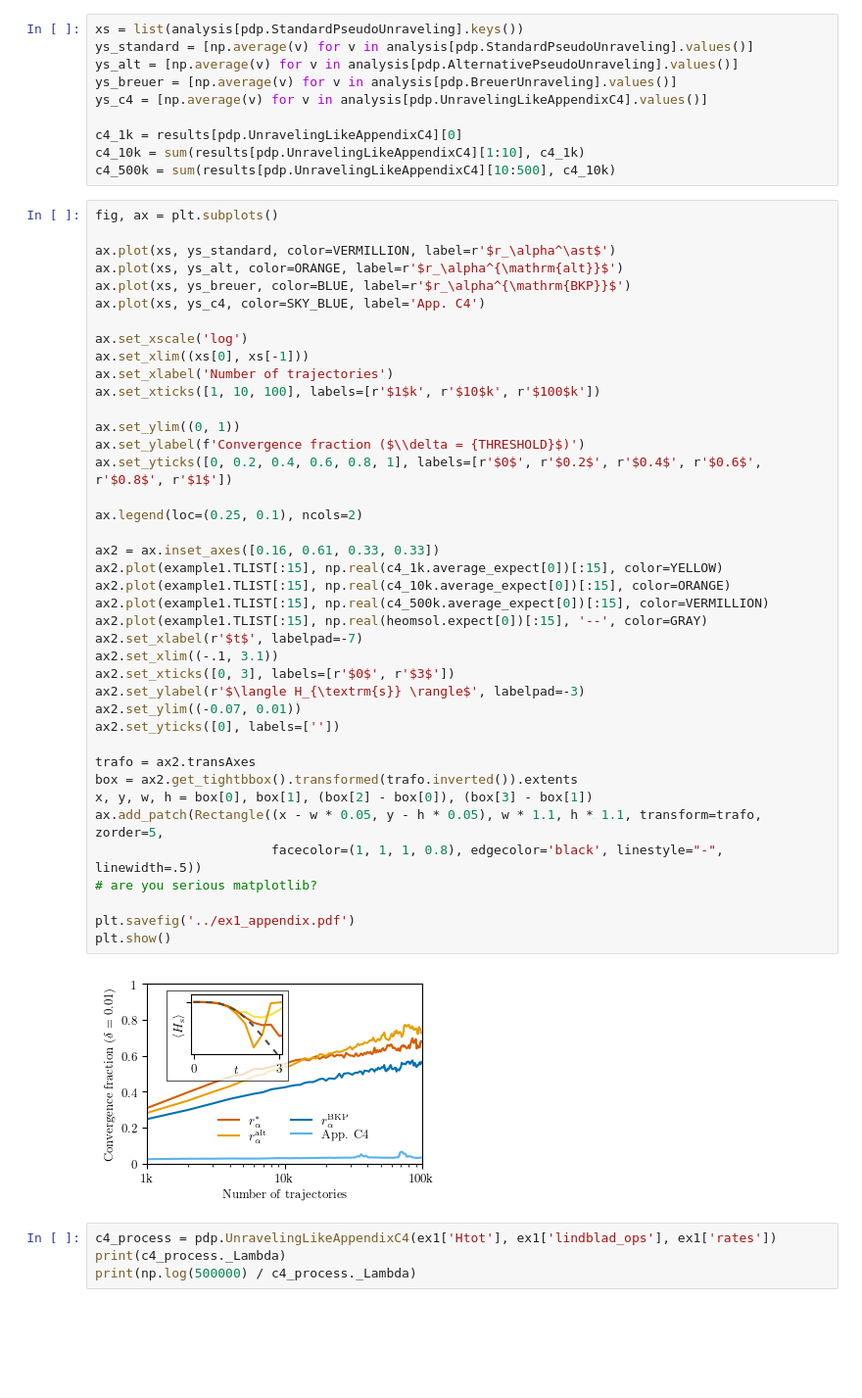
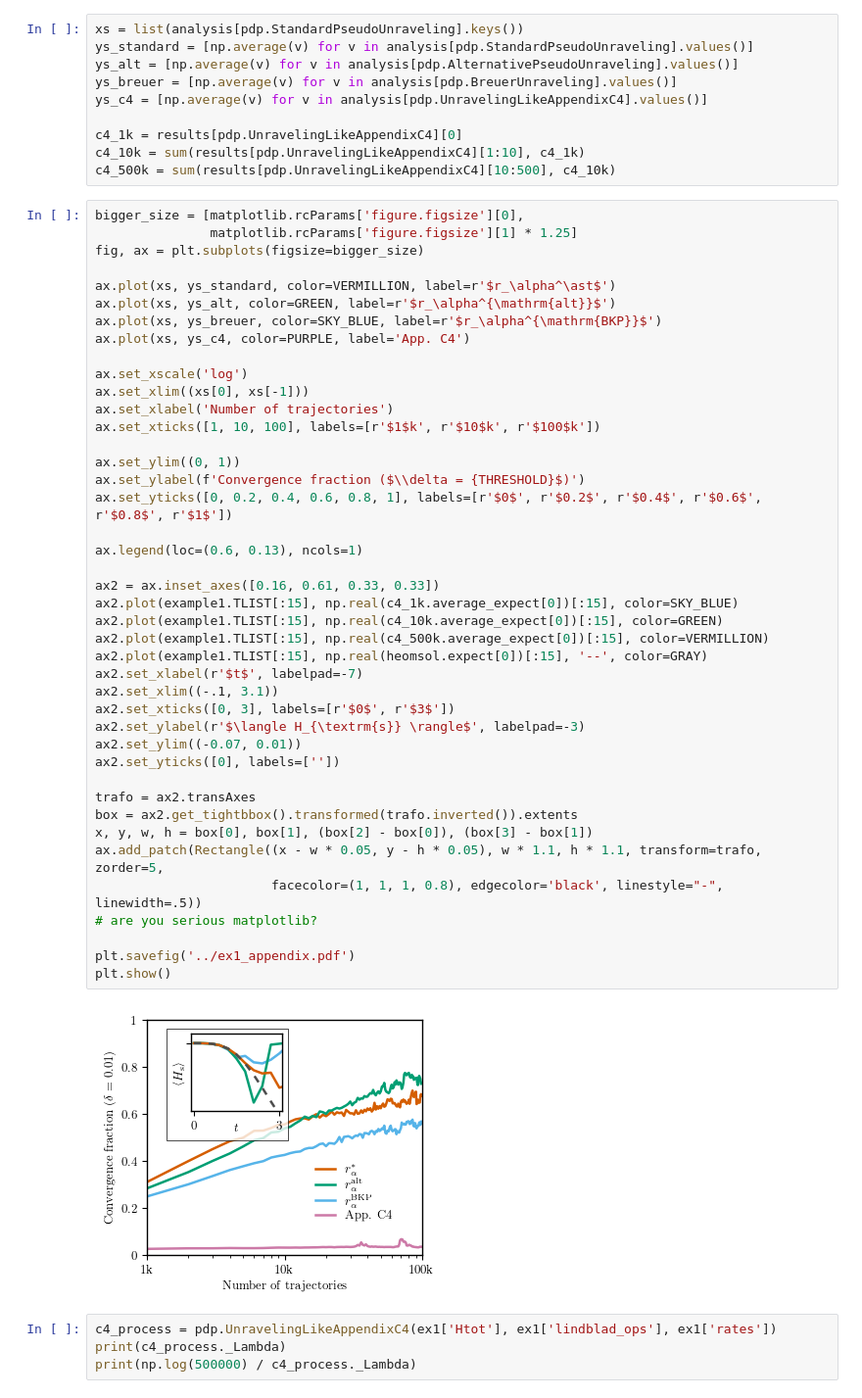
Before and after one commit to pmenczel/Pseudomode-Examples, a Jupyter notebook: example1.ipynb, the cells around one changed output. Shown: that part at 98% size. Saved outputs shown, nothing was run; the diff lists cells and outputs as text; blank space fills up the shorter version.

Commit message:
Updated plots

```diff
--- a/example1.ipynb
+++ b/example1.ipynb
@@ -271,47 +271,49 @@ c4_1k = results[pdp.UnravelingLikeAppendixC4][0]
 c4_10k = sum(results[pdp.UnravelingLikeAppendixC4][1:10], c4_1k)
 c4_500k = sum(results[pdp.UnravelingLikeAppendixC4][10:500], c4_10k)
 # %%
-fig, ax = plt.subplots()
+bigger_size = [matplotlib.rcParams['figure.figsize'][0],
+               matplotlib.rcParams['figure.figsize'][1] * 1.25]
+fig, ax = plt.subplots(figsize=bigger_size)
 
 ax.plot(xs, ys_standard, color=VERMILLION, label=r'$r_\alpha^\ast$')
-ax.plot(xs, ys_alt, color=ORANGE, label=r'$r_\alpha^{\mathrm{alt}}$')
-ax.plot(xs, ys_breuer, color=BLUE, label=r'$r_\alpha^{\mathrm{BKP}}$')
-ax.plot(xs, ys_c4, color=SKY_BLUE, label='App. C4')
+ax.plot(xs, ys_alt, color=GREEN, label=r'$r_\alpha^{\mathrm{alt}}$')
+ax.plot(xs, ys_breuer, color=SKY_BLUE, label=r'$r_\alpha^{\mathrm{BKP}}$')
+ax.plot(xs, ys_c4, color=PURPLE, label='App. C4')
 
 ax.set_xscale('log')
 ax.set_xlim((xs[0], xs[-1]))
 ax.set_xlabel('Number of trajectories')
 ax.set_xticks([1, 10, 100], labels=[r'$1$k', r'$10$k', r'$100$k'])
 
 ax.set_ylim((0, 1))
 ax.set_ylabel(f'Convergence fraction ($\\delta = {THRESHOLD}$)')
 ax.set_yticks([0, 0.2, 0.4, 0.6, 0.8, 1], labels=[r'$0$', r'$0.2$', r'$0.4$', r'$0.6$', r'$0.8$', r'$1$'])
 
-ax.legend(loc=(0.25, 0.1), ncols=2)
+ax.legend(loc=(0.6, 0.13), ncols=1)
 
 ax2 = ax.inset_axes([0.16, 0.61, 0.33, 0.33])
-ax2.plot(example1.TLIST[:15], np.real(c4_1k.average_expect[0])[:15], color=YELLOW)
-ax2.plot(example1.TLIST[:15], np.real(c4_10k.average_expect[0])[:15], color=ORANGE)
+ax2.plot(example1.TLIST[:15], np.real(c4_1k.average_expect[0])[:15], color=SKY_BLUE)
+ax2.plot(example1.TLIST[:15], np.real(c4_10k.average_expect[0])[:15], color=GREEN)
 ax2.plot(example1.TLIST[:15], np.real(c4_500k.average_expect[0])[:15], color=VERMILLION)
 ax2.plot(example1.TLIST[:15], np.real(heomsol.expect[0])[:15], '--', color=GRAY)
 ax2.set_xlabel(r'$t$', labelpad=-7)
 ax2.set_xlim((-.1, 3.1))
 ax2.set_xticks([0, 3], labels=[r'$0$', r'$3$'])
 ax2.set_ylabel(r'$\langle H_{\textrm{s}} \rangle$', labelpad=-3)
 ax2.set_ylim((-0.07, 0.01))
 ax2.set_yticks([0], labels=[''])
 
 trafo = ax2.transAxes
 box = ax2.get_tightbbox().transformed(trafo.inverted()).extents
 x, y, w, h = box[0], box[1], (box[2] - box[0]), (box[3] - box[1])
 ax.add_patch(Rectangle((x - w * 0.05, y - h * 0.05), w * 1.1, h * 1.1, transform=trafo, zorder=5,
                        facecolor=(1, 1, 1, 0.8), edgecolor='black', linestyle="-", linewidth=.5))
 # are you serious matplotlib?
 
 plt.savefig('../ex1_appendix.pdf')
 plt.show()
 # %% [output]
-[figure, old version]
+[figure, new version]
 # %%
 c4_process = pdp.UnravelingLikeAppendixC4(ex1['Htot'], ex1['lindblad_ops'], ex1['rates'])
 print(c4_process._Lambda)
```
Also changed, not shown: parts of 2 cells of this notebook, 2 other files.
